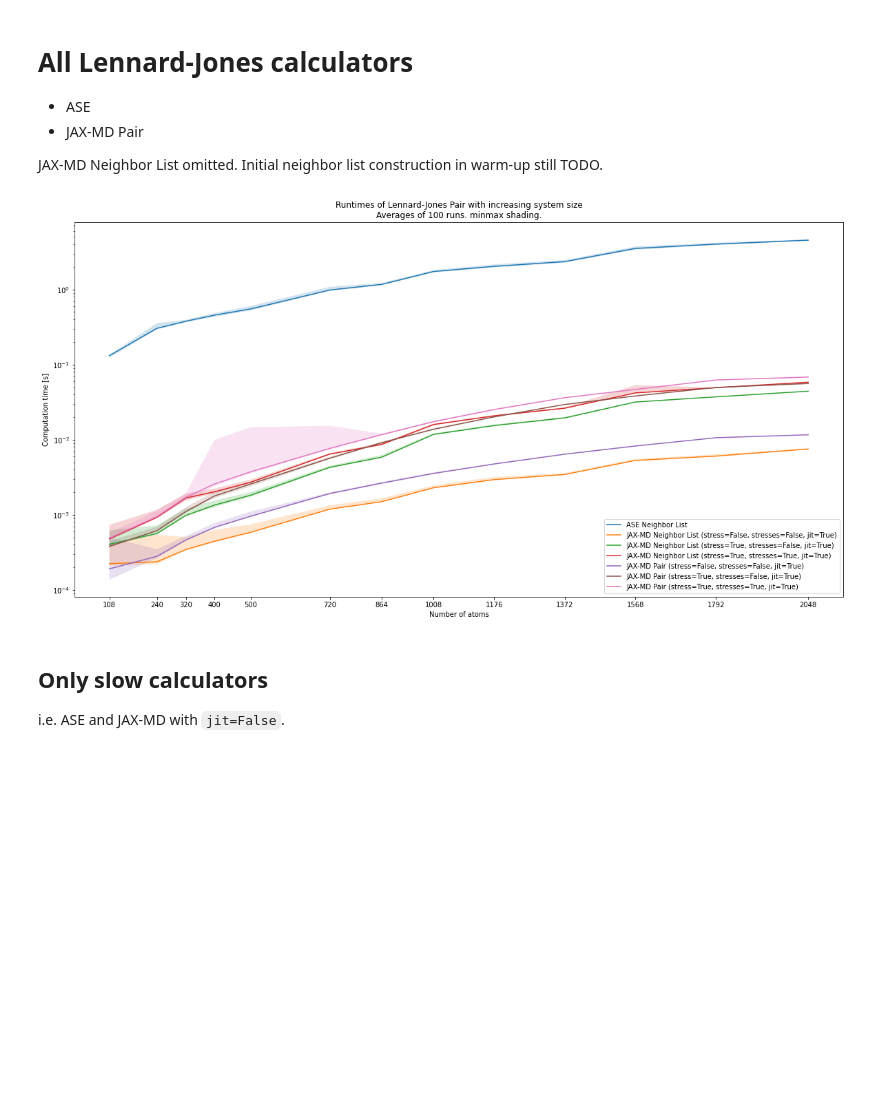
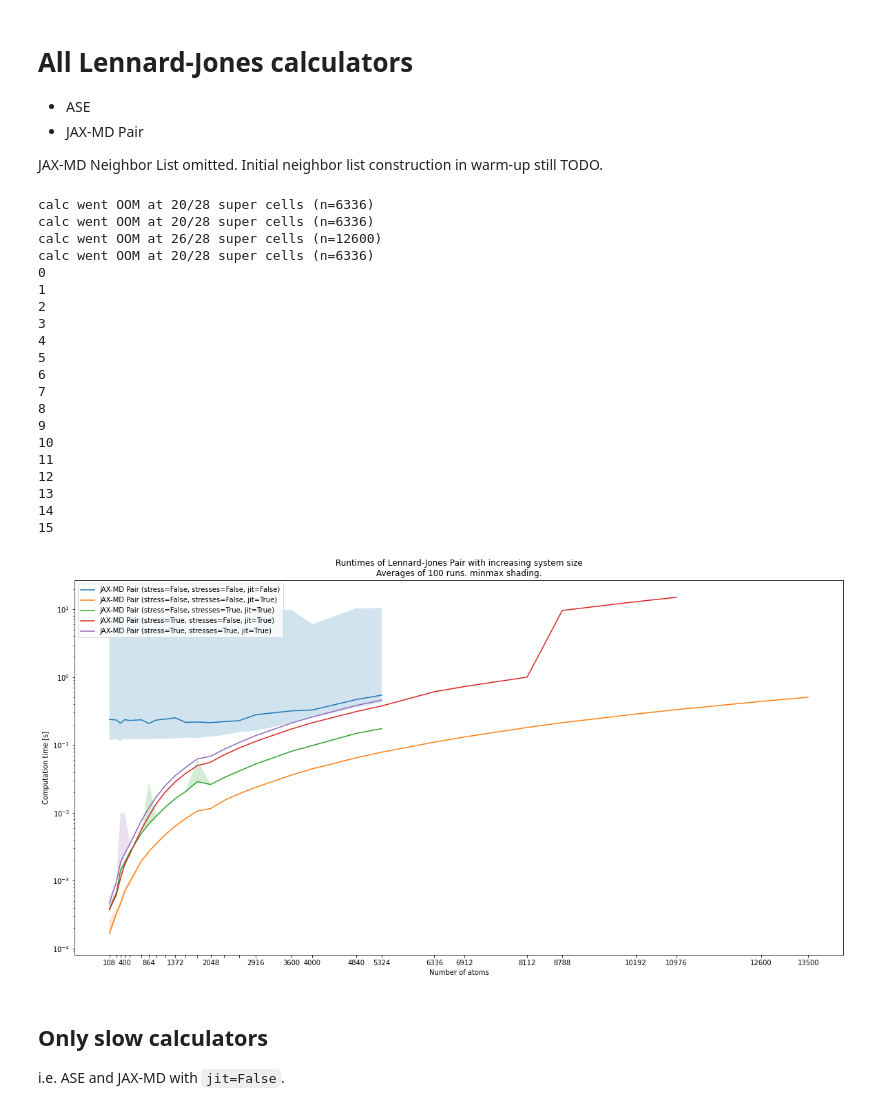
Before and after one commit to fabiannagel/gknet-benchmarks, a Jupyter notebook: benchmarks/runtime_analysis/Result visualizations.ipynb, the cells around one changed output. Saved outputs shown, nothing was run; the diff lists cells and outputs as text; code cells hidden in the pictures; blank space fills up the shorter version.

```diff
--- a/benchmarks/runtime_analysis/Result visualizations.ipynb
+++ b/benchmarks/runtime_analysis/Result visualizations.ipynb
@@ -5,6 +5,16 @@ if not '/home/pop518504/git/gknet-benchmarks' in sys.path:
 
 from utils import *
 from jax_utils import *
+
+super_cells = load_super_cells_from_pickle("/home/pop518504/git/gknet-benchmarks/make_supercells/supercells_100_15360_100.pickle")
+
+# results = load_results_from_pickle("../results/100_runs/results_100_runs.pickle")
+ase = load_results_from_pickle("pickles/ase_results.pickle")
+jaxmd_pair = load_results_from_pickle("pickles/jaxmd_pair_results.pickle")
+jaxmd_nl = load_results_from_pickle("pickles/jaxmd_nl_results.pickle")
+jaxmd_gnn = load_results_from_pickle("pickles/jaxmd_gnn_results.pickle")
+
+results = ase + jaxmd_pair + jaxmd_nl + jaxmd_gnn
 # %% [markdown]
 # All Lennard-Jones calculators
 - ASE
@@ -12,13 +22,32 @@ from jax_utils import *
 
 JAX-MD Neighbor List omitted. Initial neighbor list construction in warm-up still TODO.
 # %%
-results = load_results_from_pickle("../results/100_runs/results_100_runs.pickle")
-
-plot_runtimes(results=results,
+plot_runtimes(results=jaxmd_pair,
               plot_title='Runtimes of Lennard-Jones Pair with increasing system size',
               shade_by='minmax')
+#              figsize=(50, 10))
 # %% [output]
+calc went OOM at 20/28 super cells (n=6336)
+calc went OOM at 20/28 super cells (n=6336)
+calc went OOM at 26/28 super cells (n=12600)
+calc went OOM at 20/28 super cells (n=6336)
+0
+1
+2
+3
+4
+5
+6
+7
+8
+9
+10
+11
+12
+13
+14
+15
-[figure, old version]
+[figure, new version]
 # %% [markdown]
 ## Only slow calculators
 
```
Also changed, not shown: 3 other files.
